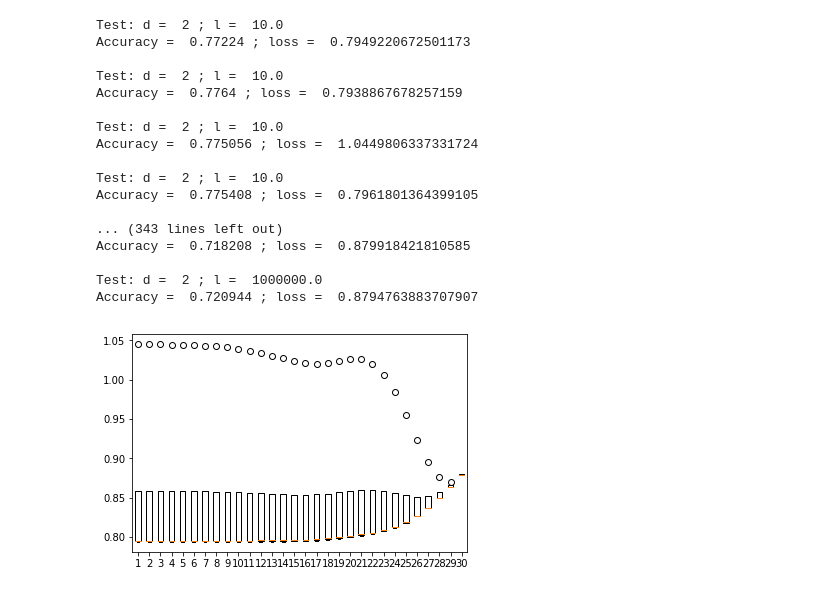
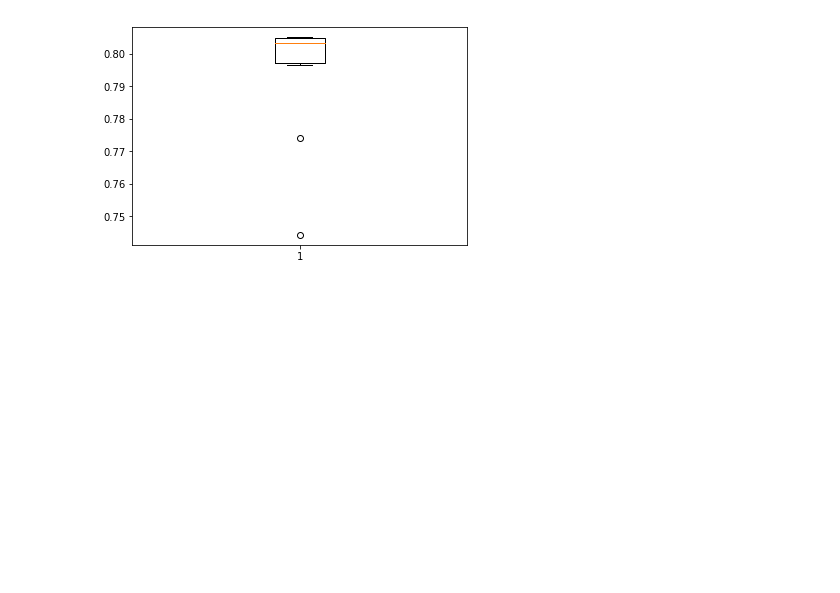
Before and after one commit to mikanikos/Higgs-Boson-Challenge, a Jupyter notebook: project.ipynb, the cells around one changed output. Saved outputs shown, nothing was run; the diff lists cells and outputs as text; code cells hidden in the pictures; blank space fills up the shorter version.

```diff
--- a/project.ipynb
+++ b/project.ipynb
@@ -45,28 +169,26 @@ array([[ 1.00000000e+00,  3.14910656e-01,  6.83319669e-02, ...,
 # %%
-from plots import cross_validation_visualization
-
-def cross_validation_demo():
+def extended_cross_validation_demo():
     seed = 10
-    degree = 1
+    degree = 7
     k_fold = 2
-    lambdas = np.logspace(-6, 6, 10)
+    lambdas = np.logspace(0, 4, 10)
     # split data in k fold
-    k_indices = build_k_indices(y, k_fold, seed)
+    k_indices = build_k_indices(y_tr, k_fold, seed)
     # define lists to store the loss of training data and test data
-    rmse_tr = []
-    rmse_te = []
+    acc_te = []
+    mse_te = []
     # cross validation
     for lambda_ in lambdas:
-        rmse_tr_tmp = []
-        rmse_te_tmp = []
+        acc_tmp = []
+        mse_te_tmp = []
         for k in range(k_fold):
-            loss_tr, loss_te,_ = cross_validation(y, x, k_indices, k, lambda_, degree)
-            rmse_tr_tmp.append(loss_tr)
-            rmse_te_tmp.append(loss_te)
-        rmse_tr.append(np.mean(rmse_tr_tmp))
-        rmse_te.append(np.mean(rmse_te_tmp))
+            loss_te, acc = cross_validation(y_tr, tx_tr, k_indices, k, lambda_, degree)
+            mse_te_tmp.append(loss_te)
+            acc_tmp.append(acc)
+        mse_te.append(np.mean(mse_te_tmp))
+        acc_te.append(np.mean(acc_tmp))
 
-    cross_validation_visualization(lambdas, rmse_tr, rmse_te)
+    plt.boxplot(acc_te)
 
-cross_validation_demo()
+extended_cross_validation_demo()
 # %% [output]
@@ -90,47 +212,2 @@ Accuracy =  0.743888 ; loss =  0.8247917549184554
+[figure, added]
-# %%
-def extended_cross_validation_demo():
-    seed = 10
-    degree = 2
-    k_fold = 4
-    lambdas = np.logspace(1, 6, 30)
-    # split data in k fold
-    k_indices = build_k_indices(y, k_fold, seed)
-    # define lists to store the loss of training data and test data
-    rmse_tr = []
-    rmse_te = []
-    variances = []
-    # cross validation
-    for lambda_ in lambdas:
-        rmse_tr_tmp = []
-        rmse_te_tmp = []
-        for k in range(k_fold):
-            loss_tr, loss_te,_ = cross_validation(y, x, k_indices, k, lambda_, degree)
-            rmse_tr_tmp.append(loss_tr)
-            rmse_te_tmp.append(loss_te)
-        rmse_tr.append(rmse_tr_tmp)
-        rmse_te.append(rmse_te_tmp)
-        variances.append(loss_te)
-
-    plt.boxplot(rmse_te)
-
-extended_cross_validation_demo()
-# %% [output]
-Test: d =  2 ; l =  10.0
-Accuracy =  0.77224 ; loss =  0.7949220672501173
-
-Test: d =  2 ; l =  10.0
-Accuracy =  0.7764 ; loss =  0.7938867678257159
-
-Test: d =  2 ; l =  10.0
-Accuracy =  0.775056 ; loss =  1.0449806337331724
-
-Test: d =  2 ; l =  10.0
-Accuracy =  0.775408 ; loss =  0.7961801364399105
-
-... (343 lines left out)
-Accuracy =  0.718208 ; loss =  0.879918421810585
-
-Test: d =  2 ; l =  1000000.0
-Accuracy =  0.720944 ; loss =  0.8794763883707907
-[figure, removed]
 # %%
```
Also changed, not shown: parts of 24 cells of this notebook, 13 other files.
